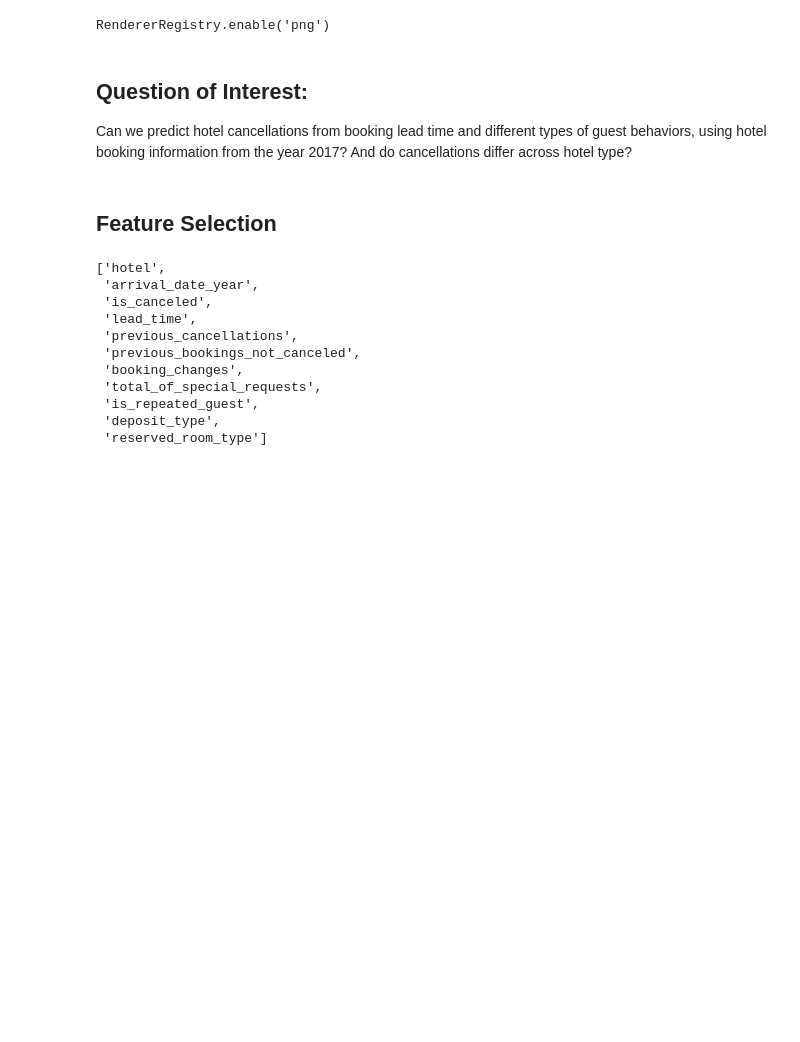
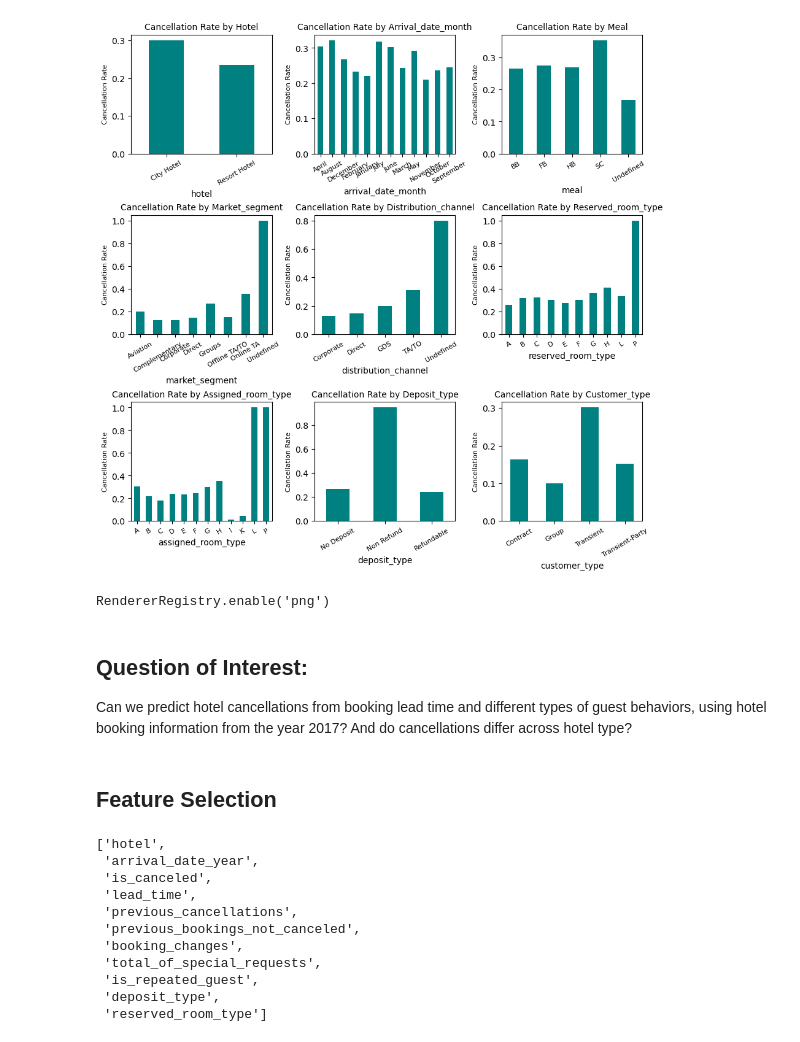
Before and after one commit to ahass9/DSCI-522-Group-Project, a Jupyter notebook: analysis.ipynb, the cells around one changed output. Saved outputs shown, nothing was run; the diff lists cells and outputs as text; code cells hidden in the pictures; blank space fills up the shorter version.

Commit message:
Updated analysis.ipynb by splitting the code into different cells and slightly adjusted the visualizations plots

```diff
--- a/analysis.ipynb
+++ b/analysis.ipynb
@@ -157,0 +79,86 @@ Data columns (total 32 columns):
+# %%
+def visualize_data(df: pd.DataFrame) -> None:
+    """Generate key EDA plots using matplotlib."""
+
+    # 1. Class balance check
+    df['is_canceled'].value_counts().plot(
+        kind='bar',
+        color=['steelblue', 'orange'],
+        title="Class Balance: Cancellations vs Non-Cancellations"
+    )
+    plt.xlabel("Is Canceled")
+    plt.ylabel("Count")
+    plt.show()
+
+    # 2. Correlation matrix (some numerical features only)
+    import matplotlib.colors as mcolors
+
+    plt.figure(figsize=(10, 8))
+    corr = df.select_dtypes(include=['int64', 'float64']).corr()
+
+    cmap = mcolors.LinearSegmentedColormap.from_list(
+        "custom_diverging",
+        ["darkred", "white", "darkseagreen"]
+    )
+
+    plt.imshow(corr, cmap=cmap, interpolation='nearest', vmin=-1, vmax=1)
+    plt.colorbar()
+    plt.xticks(range(len(corr.columns)), corr.columns, rotation=90)
+    plt.yticks(range(len(corr.columns)), corr.columns)
+    plt.title("Correlation Matrix of Numerical Features")
+    plt.show()
+
+    # 3. Feature distributions (some numeric predictors)
+    numeric_features = [
+        'lead_time',
+        'arrival_date_week_number',
+        'arrival_date_day_of_month',
+        'stays_in_weekend_nights',
+        'stays_in_week_nights',
+        'is_repeated_guest',
+        'babies',
+        'adults',
+        'children',
+        'adr',
+        'total_of_special_requests'
+    ]
+    df[numeric_features].hist(bins=30, figsize=(14, 10), color='skyblue', edgecolor='black')
+    plt.suptitle("Feature Distributions (Selected Numeric Predictors)", fontsize=14)
+    plt.show()
+
+    # 4. Categorical breakdowns (excluding reservation_status_date, reservation_status, country)
+    categorical_features = df.select_dtypes(include=['object']).columns
+    categorical_features = [f for f in categorical_features if f not in
+                            ['reservation_status_date', 'reservation_status', 'country']]
+
+    # for feature in categorical_features:
+    #     cancel_rate = df.groupby(feature)['is_canceled'].mean()
+    #     cancel_rate.plot(kind='bar', color='teal', title=f"Cancellation Rate by {feature.capitalize()}")
+    #     plt.ylabel("Cancellation Rate")
+    #     plt.xticks(rotation=30)
+    #     plt.show()
+
+    fig, axes = plt.subplots(3, 3, figsize=(9, 9), constrained_layout=True)
+    axes = axes.flatten()
+
+    for ax, feature in zip(axes, categorical_features):
+        cancel_rate = df.groupby(feature)['is_canceled'].mean()
+        cancel_rate.plot(kind='bar', color='teal', ax=ax)
+        ax.set_title(f"Cancellation Rate by {feature.capitalize()}", fontsize=10)
+        ax.set_ylabel("Cancellation Rate", fontsize=8)
+        ax.tick_params(axis='x', rotation=30, labelsize=8)
+
+    plt.show()
+
+visualize_data(df_clean)
+
+# def main():
+#     url = "https://github.com/manthangandhi/hotel_cancellation_prediction/raw/refs/heads/main/data/hotel_bookings.csv"
+#     df = load_data(url)
+#     df_clean = clean_data(df)
+#     summarize_data(df_clean)
+#     visualize_data(df_clean)
+#
+# if __name__ == "__main__":
+#     main()
+# %% [output]
@@ -158,3 +168,4 @@ Data columns (total 32 columns):
+[figure, added]
 # %%
 import pandas as pd
 import altair as alt
```
Also changed, not shown: parts of 3 cells of this notebook.
